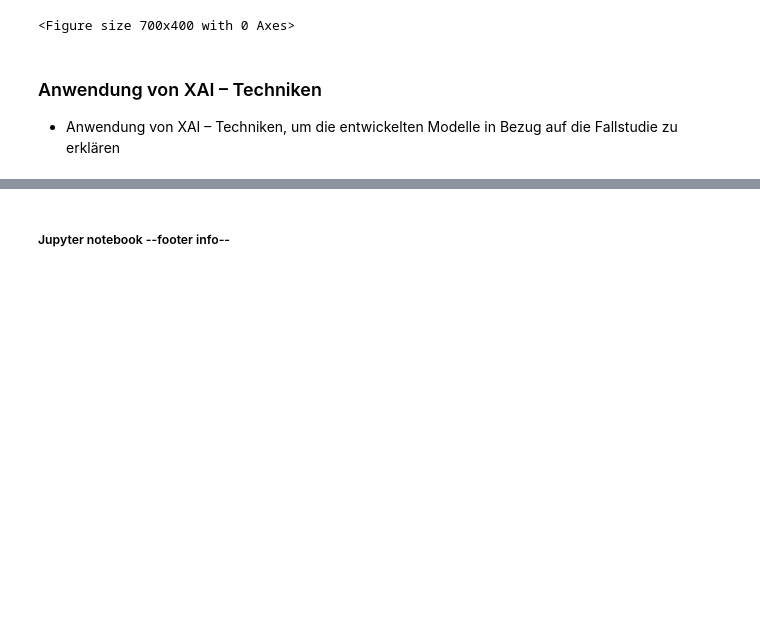
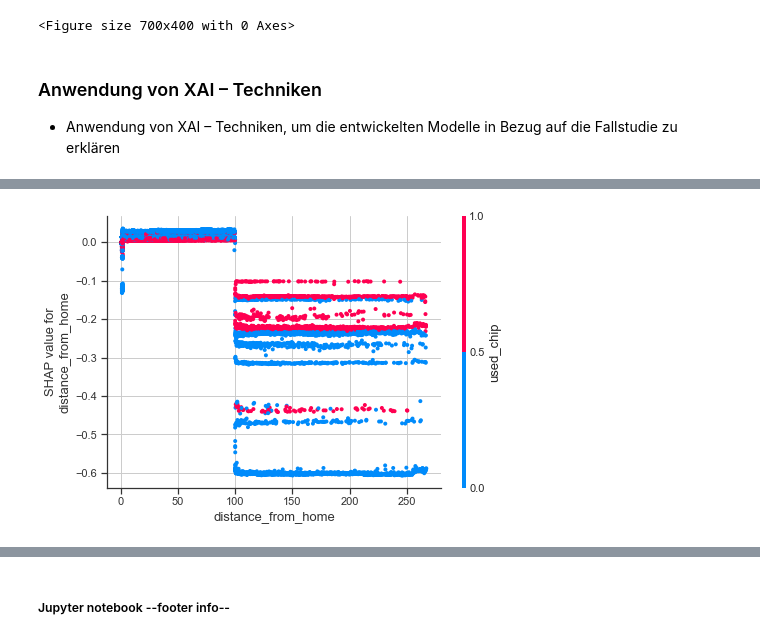
Before and after one commit to zwoi/creditcard, a Jupyter notebook: creditcard_fraud.ipynb, the cells around one changed output, grey strips where cells are left out. Saved outputs shown, nothing was run; the diff lists cells and outputs as text; code cells hidden in the pictures; blank space fills up the shorter version.

```diff
--- a/creditcard_fraud.ipynb
+++ b/creditcard_fraud.ipynb
@@ -1787,0 +1772,4 @@ in Bezug auf die Fallstudie zu erklären
+# %%
+shap.dependence_plot("distance_from_home", shap_values[0], X_test)
+# %% [output]
+[figure, added]
```
Also changed, not shown: parts of 29 cells of this notebook.
